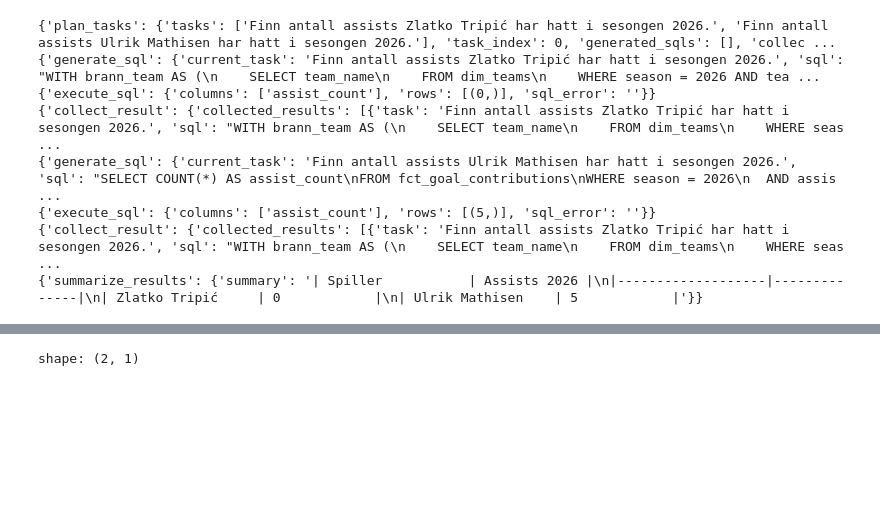
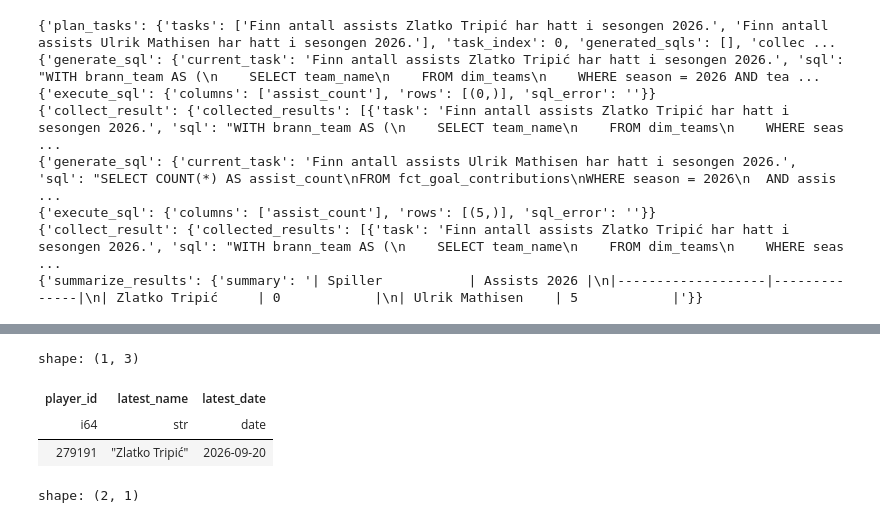
Before and after one commit to PolarsDude/brann_ticket_sales_forecasting, a Jupyter notebook: notebook.ipynb, the cells around one changed output, grey strips where cells are left out. Saved outputs shown, nothing was run; the diff lists cells and outputs as text; code cells hidden in the pictures; blank space fills up the shorter version.

```diff
--- a/notebook.ipynb
+++ b/notebook.ipynb
@@ -85,3 +86,22 @@ shape: (785, 4)
+# %%
+con = duckdb.connect(str(Path(db_path)))
+
+query = """
+select *
+from dim_players
+where player_id = 279191
+"""
+
+result = con.execute(query).arrow()
+(
+pl.from_arrow(result)
+
+)
+# %% [output]
+shape: (1, 3)
+| player_id | latest_name | latest_date |
+| i64 | str | date |
+| 279191 | "Zlatko Tripić" | 2026-09-20 |
 # %%
 con.close()
 # %%
```
Also changed, not shown: parts of 1 cell of this notebook, 9 other files.
